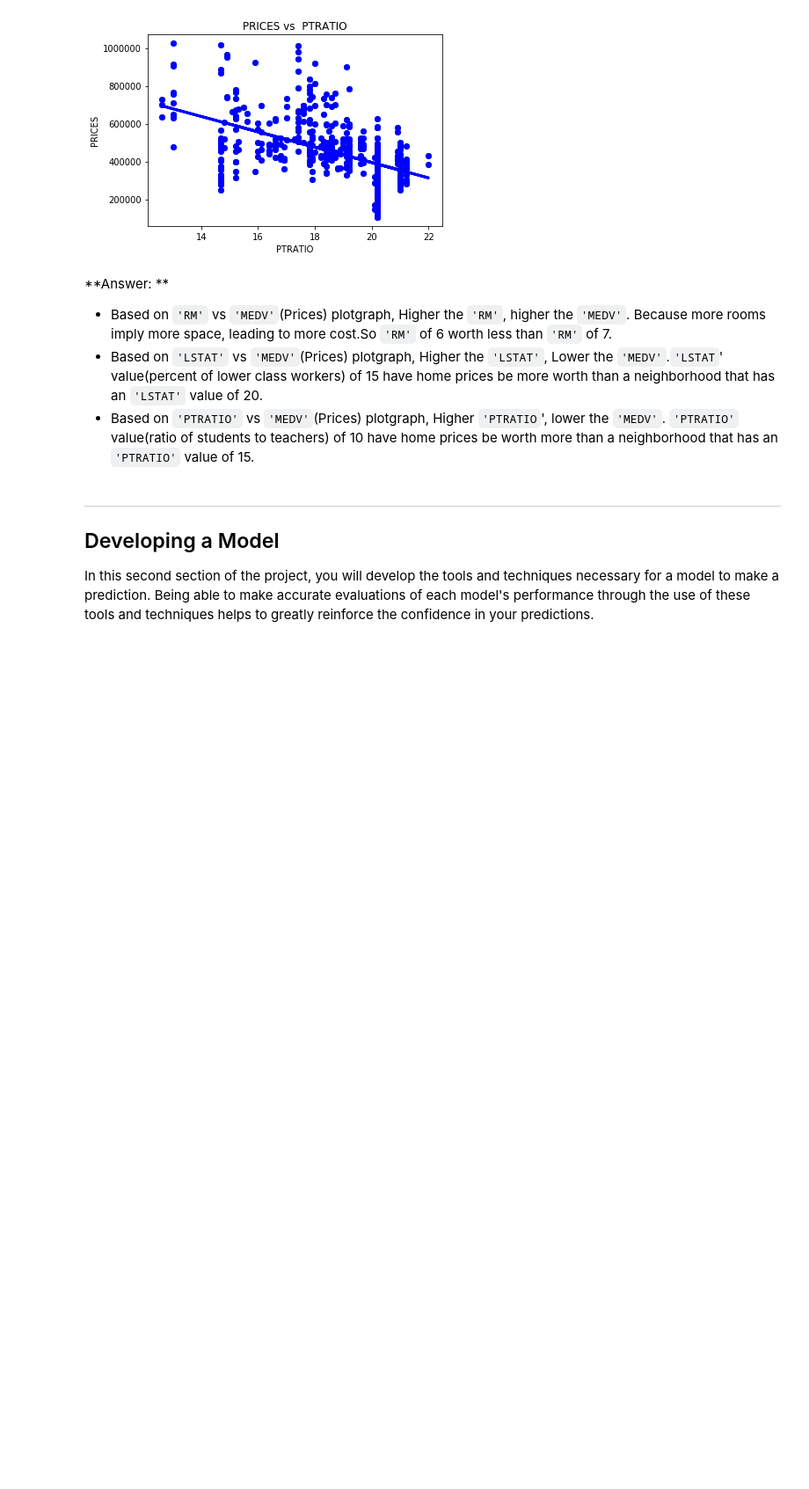
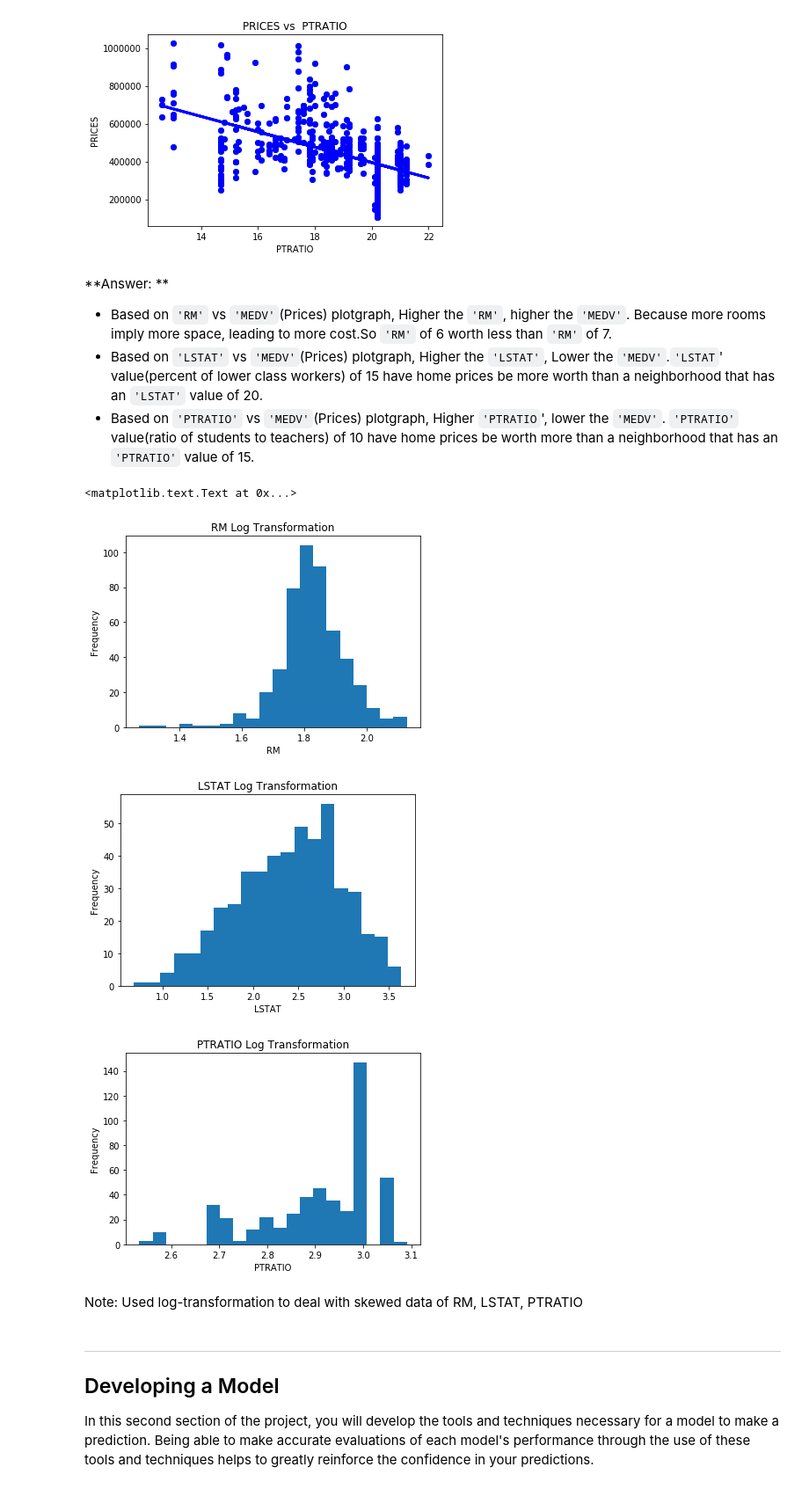
Before and after one commit to chandureddypublic/mlfnd, a Jupyter notebook: mlfnd_BostonHousingPrice/boston_housing.ipynb, the cells around one changed output. Shown: that part at 88% size. Cells and saved outputs as stored; diff of their text form; code cells hidden in the pictures; blank space fills up the shorter version.

```diff
--- a/mlfnd_BostonHousingPrice/boston_housing.ipynb
+++ b/mlfnd_BostonHousingPrice/boston_housing.ipynb
@@ -132,6 +132,34 @@ for col in features.columns:
   * Based on `'RM'` vs `'MEDV'`(Prices) plotgraph, Higher the `'RM'`, higher the `'MEDV'`. Because more rooms imply more space, leading to more cost.So `'RM'` of 6 worth less than `'RM'` of 7.
   * Based on `'LSTAT'` vs `'MEDV'`(Prices) plotgraph, Higher the `'LSTAT'`, Lower the `'MEDV'`.`'LSTAT`' value(percent of lower class workers) of 15 have home prices be more worth than a neighborhood that has an `'LSTAT'` value of 20.
   * Based on `'PTRATIO'` vs `'MEDV'`(Prices) plotgraph, Higher `'PTRATIO`', lower the `'MEDV'`. `'PTRATIO'` value(ratio of students to teachers) of 10 have home prices be worth more than a neighborhood that has an `'PTRATIO'` value of 15.
+# %%
+fig1 = plt.figure()
+ax1 = fig1.add_subplot(1, 1, 1)
+n, bins, patches = ax1.hist(np.log(data.RM), bins = 20)
+ax1.set_title('RM Log Transformation')
+ax1.set_xlabel('RM')
+ax1.set_ylabel('Frequency')
+
+fig2 = plt.figure()
+ax2 = fig2.add_subplot(1, 1, 1)
+n, bins, patches = ax2.hist(np.log(data.LSTAT), bins = 20)
+ax2.set_title('LSTAT Log Transformation')
+ax2.set_xlabel('LSTAT')
+ax2.set_ylabel('Frequency')
+
+fig3 = plt.figure()
+ax3 = fig3.add_subplot(1, 1, 1)
+n, bins, patches = ax3.hist(np.log(data.PTRATIO), bins = 20)
+ax3.set_title('PTRATIO Log Transformation')
+ax3.set_xlabel('PTRATIO')
+ax3.set_ylabel('Frequency')
+# %% [output]
+<matplotlib.text.Text at 0x...>
+[figure, added]
+[figure, added]
+[figure, added]
+# %% [markdown]
+Note: Used log-transformation to deal with skewed data of RM, LSTAT, PTRATIO
 # %% [markdown]
 ----
 
```
Also changed, not shown: parts of 10 cells of this notebook, 2 other files.
